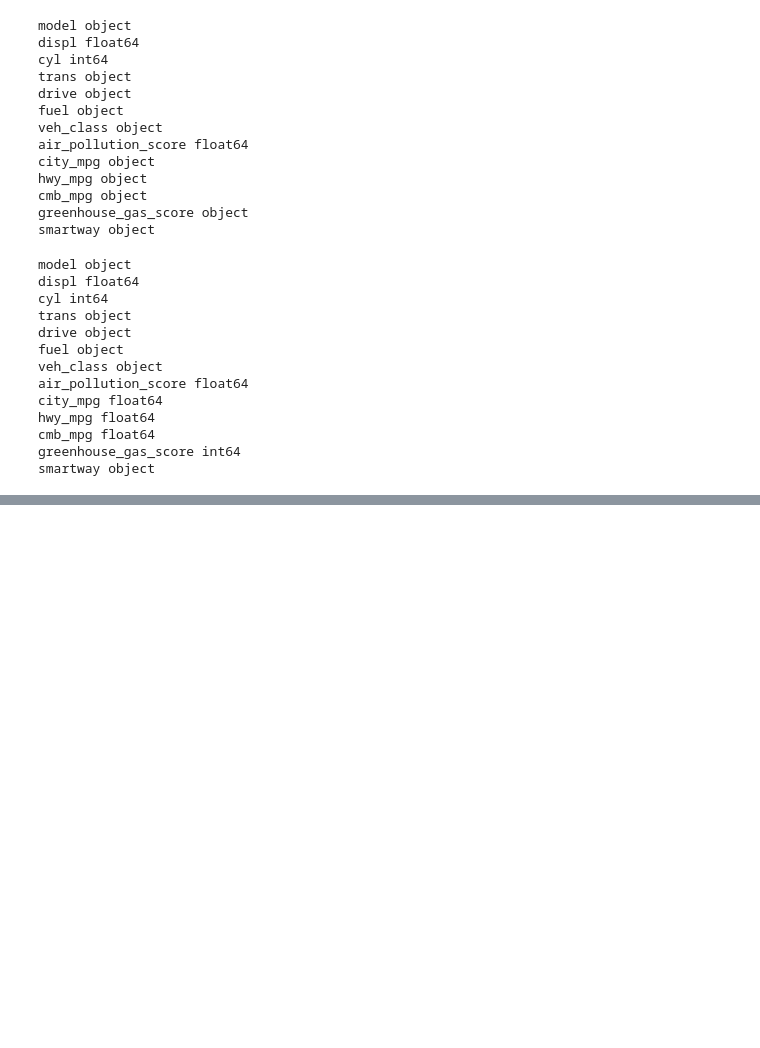
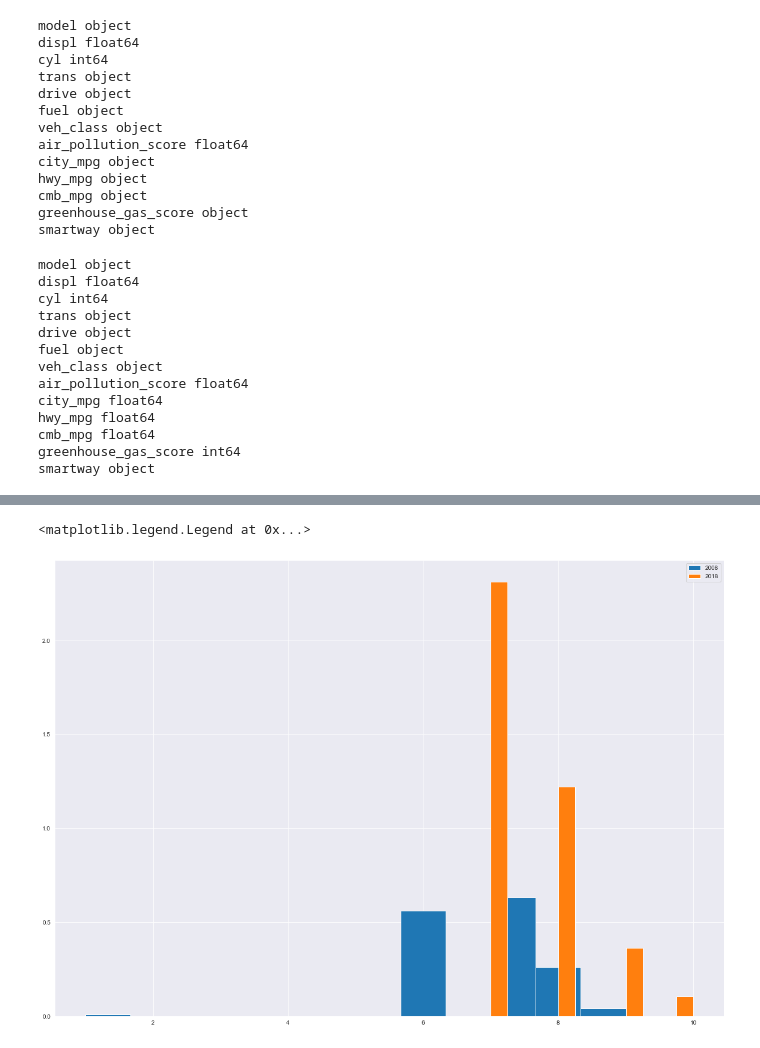
Before and after one commit to mzhoolideh/data_science_pract, a Jupyter notebook: case_study2/case_st2.ipynb, the cells around one changed output, grey strips where cells are left out. Saved outputs shown, nothing was run; the diff lists cells and outputs as text; code cells hidden in the pictures; blank space fills up the shorter version.

```diff
--- a/case_study2/case_st2.ipynb
+++ b/case_study2/case_st2.ipynb
@@ -263,0 +283,11 @@ sns.pairplot(df_08_ca[plot_list])
+# %%
+plt.figure(figsize=(20,14))
+smart_08 = df_08_ca[df_08_ca.smartway == 'yes']
+smart_18 = df_18_ca[df_18_ca.smartway == 'Yes']
+
+smart_08.greenhouse_gas_score.hist(bins=12, density=True, label="2008")
+smart_18.greenhouse_gas_score.hist(bins=12, density=True, label="2018")
+plt.legend()
+# %% [output]
+<matplotlib.legend.Legend at 0x...>
+[figure, added]
```
Also changed, not shown: parts of 7 cells of this notebook.
